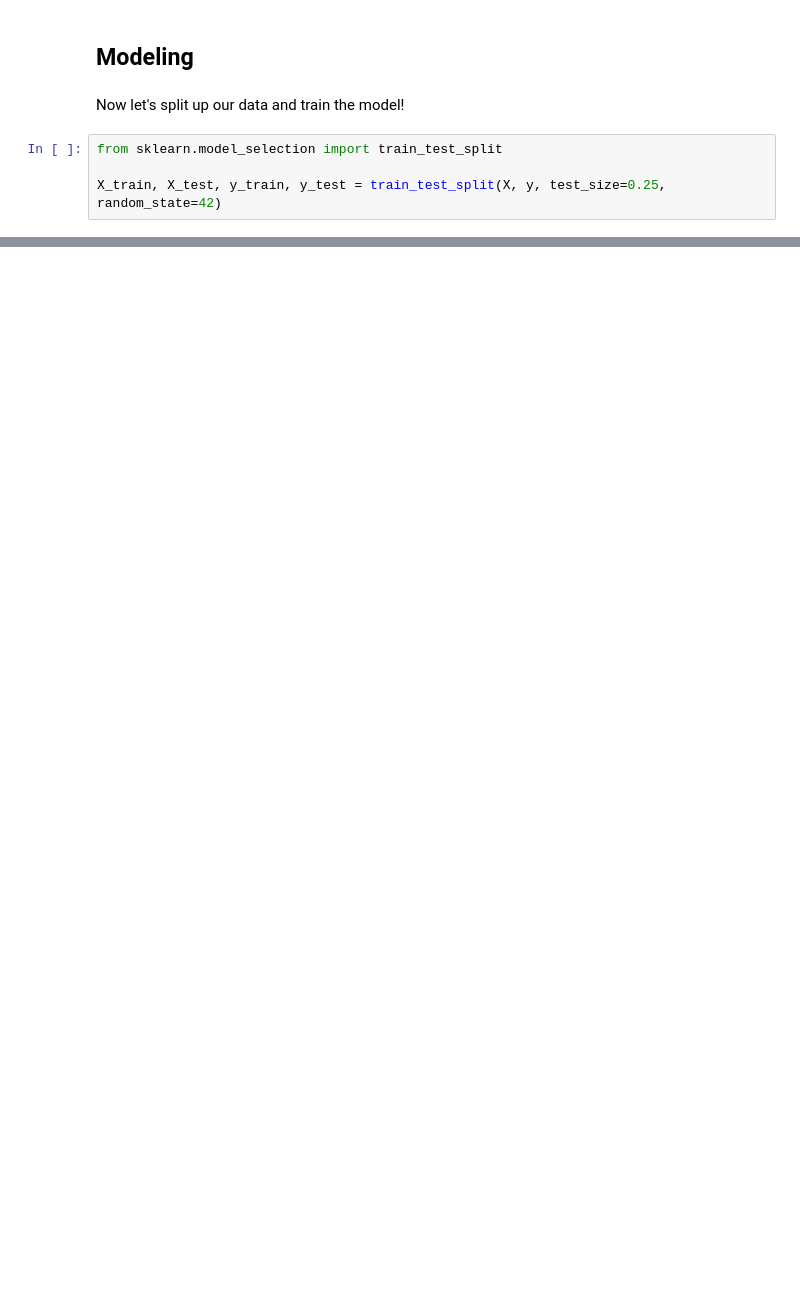
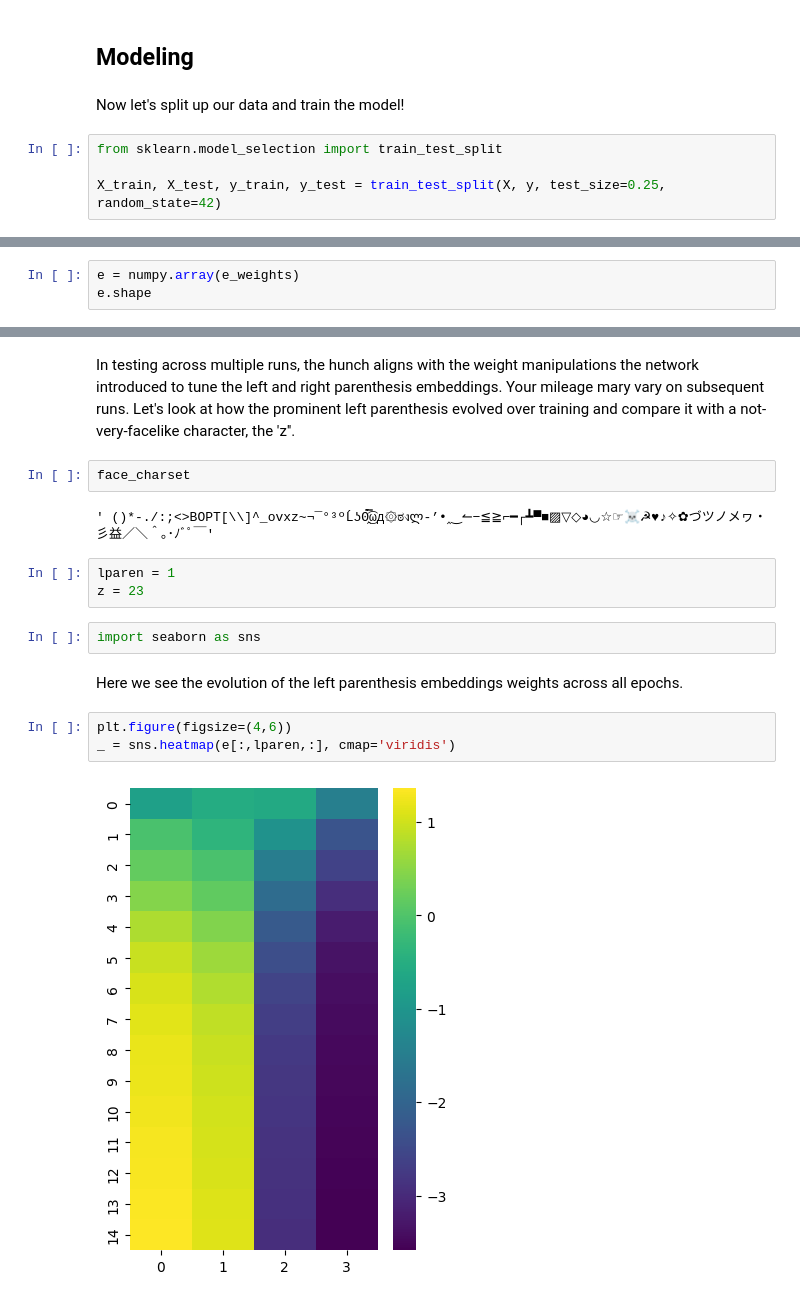
Before and after one commit to auto-d/mech-interp, a Jupyter notebook: mi.ipynb, the cells around one changed output, grey strips where cells are left out. Cells and saved outputs as stored; diff of their text form; blank space fills up the shorter version.

```diff
--- a/mi.ipynb
+++ b/mi.ipynb
@@ -547,0 +587,3 @@ tensor([1.], grad_fn=<SigmoidBackward0>)
+# %%
+e = numpy.array(e_weights)
+e.shape
@@ -547,0 +615,18 @@ tensor([1.], grad_fn=<SigmoidBackward0>)
+# %% [markdown]
+In testing across multiple runs, the hunch aligns with the weight manipulations the network introduced to tune the left and right parenthesis embeddings. Your mileage mary vary on subsequent runs. Let's look at how the prominent left parenthesis evolved over training and compare it with a not-very-facelike character, the 'z''.
+# %%
+face_charset
+# %% [output]
+' ()*-./:;<>BOPT[\\]^_ovxz~¬¯°³ºĹʖʘ̯̀́̿͜͡ωд۞ಠงლ‐’•‸‿↼−≦≧⌐━┌┻▀■▨▽◇◕◡☆☞☠☭♥♪✧✿づツノメヮ・彡益／＼＾｡･ﾉﾞﾟ￣'
+# %%
+lparen = 1
+z = 23
+# %%
+import seaborn as sns
+# %% [markdown]
+Here we see the evolution of the left parenthesis embeddings weights across all epochs.
+# %%
+plt.figure(figsize=(4,6))
+_ = sns.heatmap(e[:,lparen,:], cmap='viridis')
+# %% [output]
+[figure, added]
```
Also changed, not shown: parts of 55 cells of this notebook.
